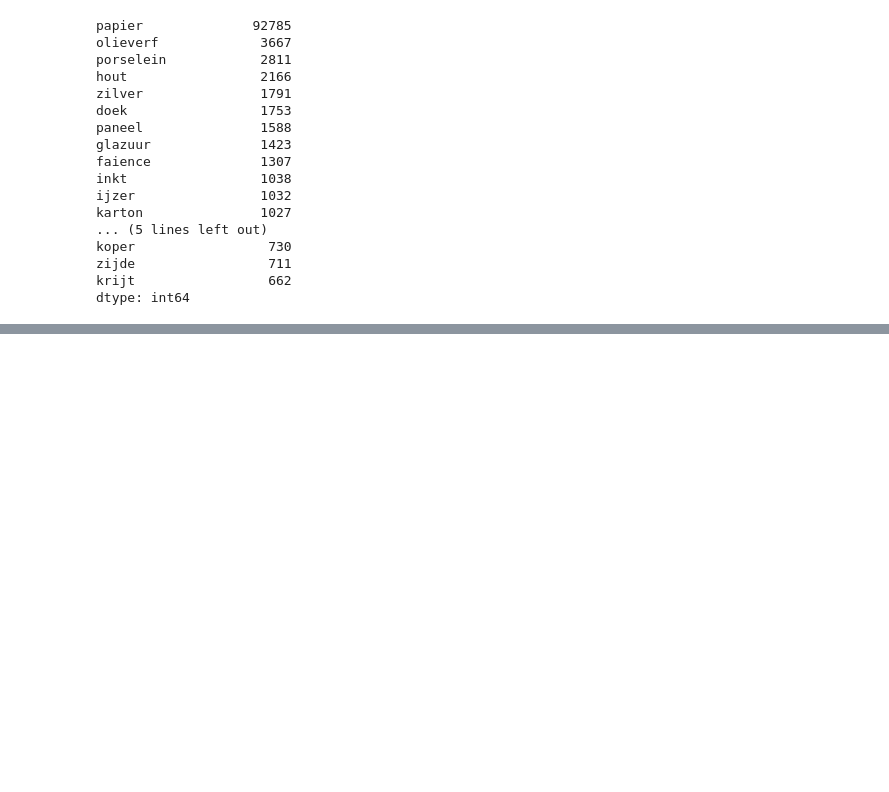
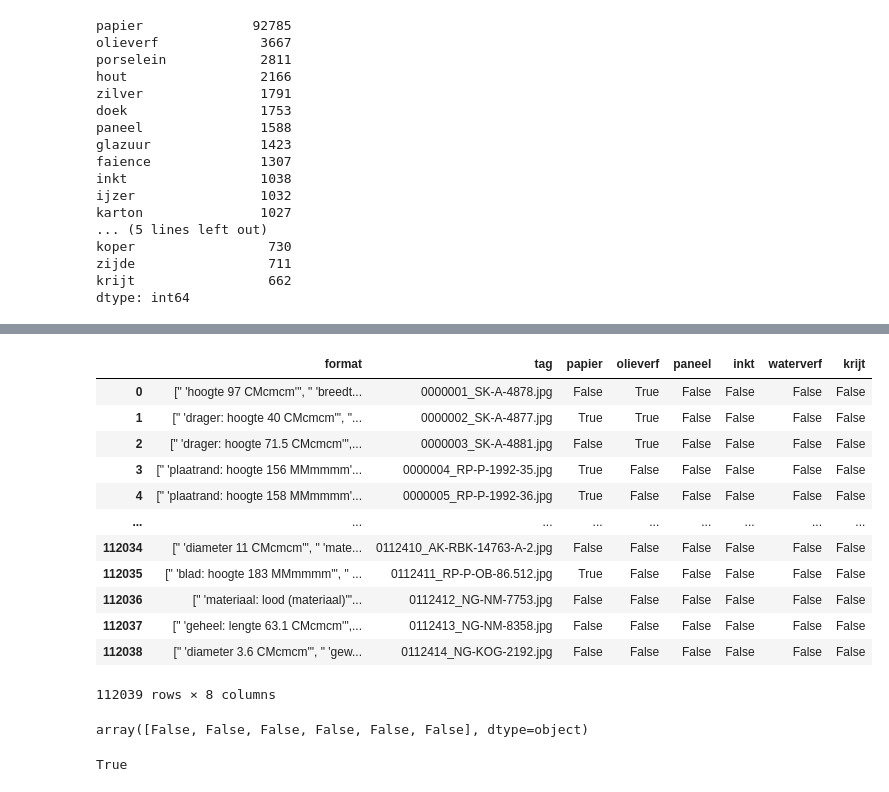
Before and after one commit to XingxinHE/Chief_Curator_Griffin, a Jupyter notebook: 02_Discover_Interesting_Data.ipynb, the cells around one changed output, grey strips where cells are left out. Cells and saved outputs as stored; diff of their text form; code cells hidden in the pictures; blank space fills up the shorter version.

```diff
--- a/02_Discover_Interesting_Data.ipynb
+++ b/02_Discover_Interesting_Data.ipynb
@@ -882,0 +952,29 @@ dtype: int64
+# %%
+materials_in_df = df['format'].values
+# %%
+pattern = "\'materiaal: (.*?)\'"
+
+for index, mtl in enumerate(materials_in_df):
+  temp_str = re.findall(pattern, mtl)
+  for material in interested_mtl:
+    if material in temp_str:
+      material_df.loc[index, material] = True
+    else:
+      continue
+  del temp_str
+# %%
+material_df
+# %% [output]
+|  | format | tag | papier | olieverf | paneel | inkt | waterverf | krijt |
+| 0 | [" 'hoogte 97 CMcmcm'", " 'breedt... | 0000001_SK-A-4878.jpg | False | True | False | False | False | False |
+| 1 | [" 'drager: hoogte 40 CMcmcm'", "... | 0000002_SK-A-4877.jpg | True | True | False | False | False | False |
+| 2 | [" 'drager: hoogte 71.5 CMcmcm'",... | 0000003_SK-A-4881.jpg | False | True | False | False | False | False |
+| 3 | [" 'plaatrand: hoogte 156 MMmmmm'... | 0000004_RP-P-1992-35.jpg | True | False | False | False | False | False |
+| 4 | [" 'plaatrand: hoogte 158 MMmmmm'... | 0000005_RP-P-1992-36.jpg | True | False | False | False | False | False |
+| ... | ... | ... | ... | ... | ... | ... | ... | ... |
+| 112034 | [" 'diameter 11 CMcmcm'", " 'mate... | 0112410_AK-RBK-14763-A-2.jpg | False | False | False | False | False | False |
+| 112035 | [" 'blad: hoogte 183 MMmmmm'", " ... | 0112411_RP-P-OB-86.512.jpg | True | False | False | False | False | False |
+| 112036 | [" 'materiaal: lood (materiaal)'"... | 0112412_NG-NM-7753.jpg | False | False | False | False | False | False |
+| 112037 | [" 'geheel: lengte 63.1 CMcmcm'",... | 0112413_NG-NM-8358.jpg | False | False | False | False | False | False |
+| 112038 | [" 'diameter 3.6 CMcmcm'", " 'gew... | 0112414_NG-KOG-2192.jpg | False | False | False | False | False | False |
+112039 rows × 8 columns
@@ -882,0 +983,8 @@ dtype: int64
+# %%
+material_df.iloc[1028, 2:].values
+# %% [output]
+array([False, False, False, False, False, False], dtype=object)
+# %%
+str(material_df.iloc[1028, 2:].values) == '[False False False False False False]'
+# %% [output]
+True
```
Also changed, not shown: parts of 19 cells of this notebook.
